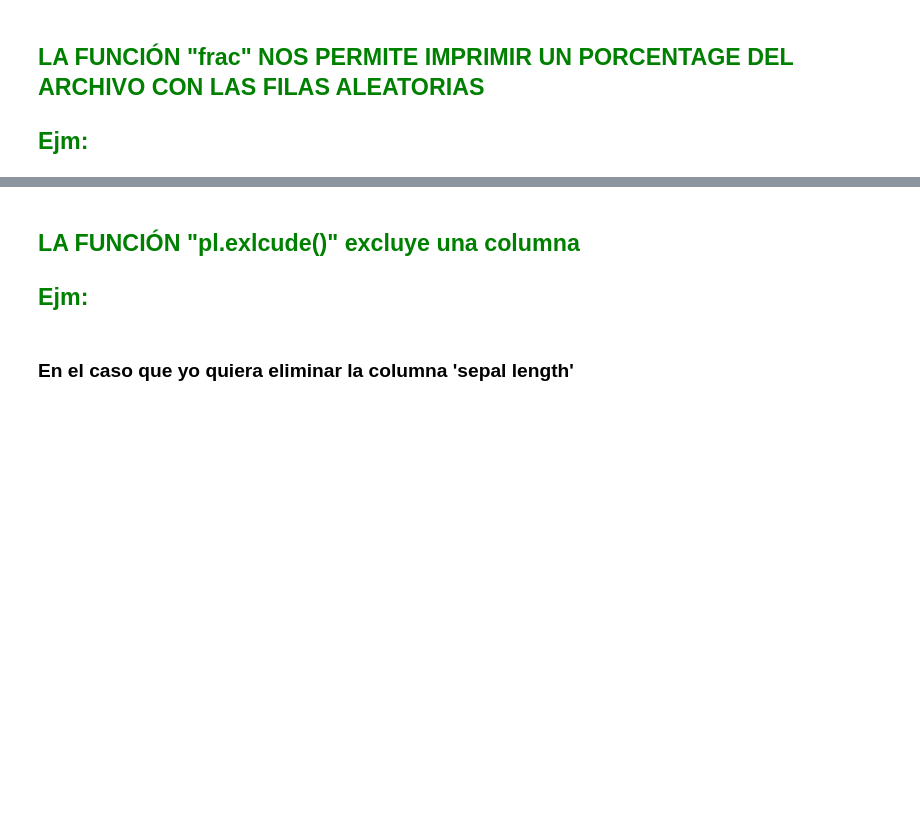
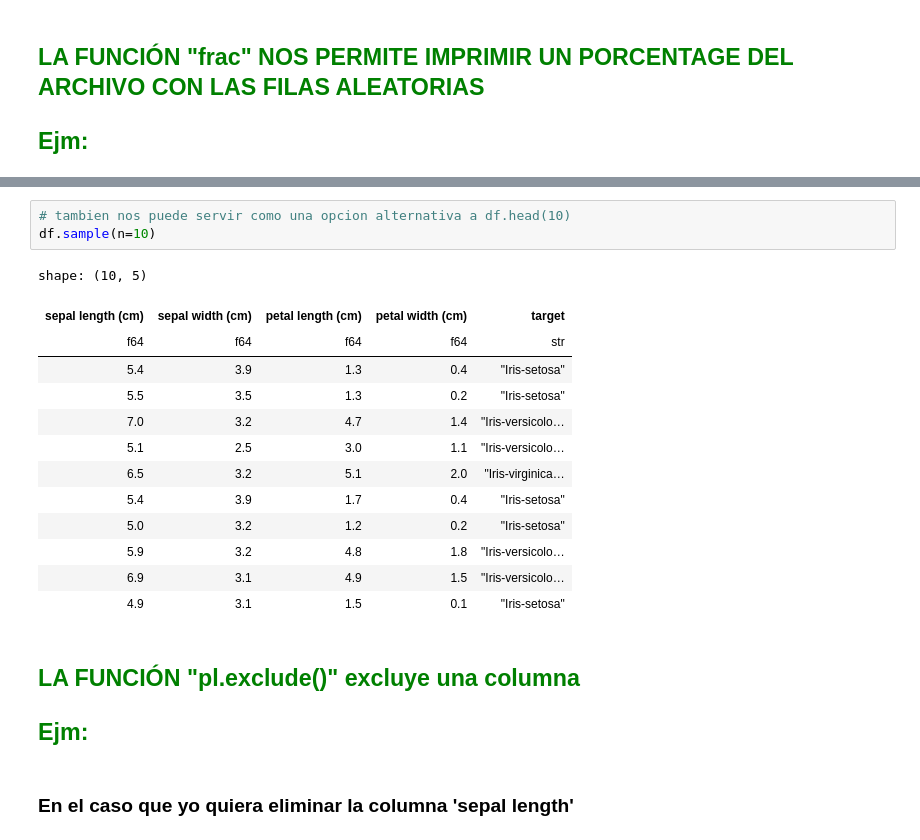
Before and after one commit to LuisDiaz1/Parcial, a Jupyter notebook: Parcial_LPII.ipynb, the cells around one changed output, grey strips where cells are left out. Drawn from its saved outputs; the diff is of its cells as text; blank space fills up the shorter version.

```diff
--- a/Parcial_LPII.ipynb
+++ b/Parcial_LPII.ipynb
@@ -42,5 +62,22 @@ shape: (15, 5)
+# %%
+# tambien nos puede servir como una opcion alternativa a df.head(10)
+df.sample(n=10)
+# %% [output]
+shape: (10, 5)
+| sepal length (cm) | sepal width (cm) | petal length (cm) | petal width (cm) | target |
+| f64 | f64 | f64 | f64 | str |
+| 5.4 | 3.9 | 1.3 | 0.4 | "Iris-setosa" |
+| 5.5 | 3.5 | 1.3 | 0.2 | "Iris-setosa" |
+| 7.0 | 3.2 | 4.7 | 1.4 | "Iris-versicolo… |
+| 5.1 | 2.5 | 3.0 | 1.1 | "Iris-versicolo… |
+| 6.5 | 3.2 | 5.1 | 2.0 | "Iris-virginica… |
+| 5.4 | 3.9 | 1.7 | 0.4 | "Iris-setosa" |
+| 5.0 | 3.2 | 1.2 | 0.2 | "Iris-setosa" |
+| 5.9 | 3.2 | 4.8 | 1.8 | "Iris-versicolo… |
+| 6.9 | 3.1 | 4.9 | 1.5 | "Iris-versicolo… |
+| 4.9 | 3.1 | 1.5 | 0.1 | "Iris-setosa" |
 # %% [markdown]
-## <span style="color:green">LA FUNCIÓN "pl.exlcude()" excluye una columna
+## <span style="color:green">LA FUNCIÓN "pl.exclude()" excluye una columna
 
 ## <span style="color:green"> Ejm:
 # %% [markdown]
```
Also changed, not shown: parts of 11 cells of this notebook, 1 other file.
